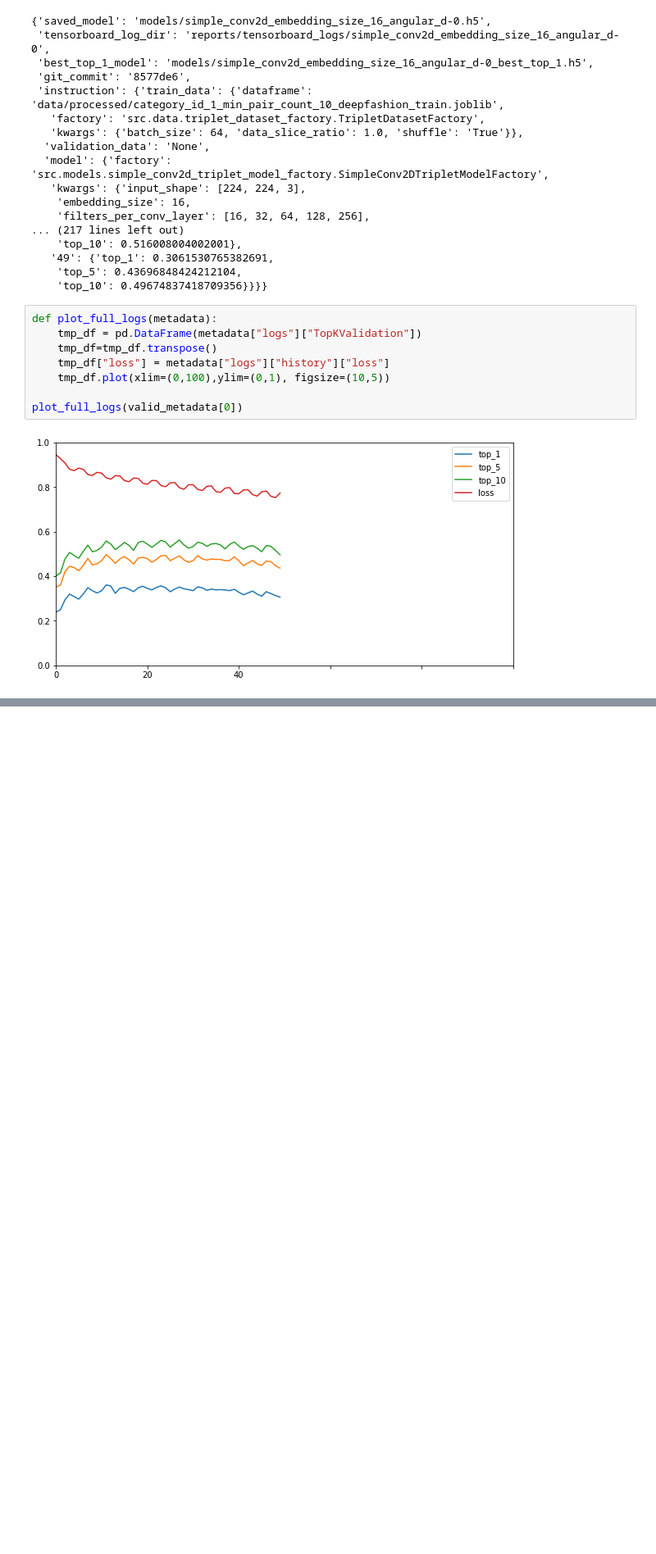
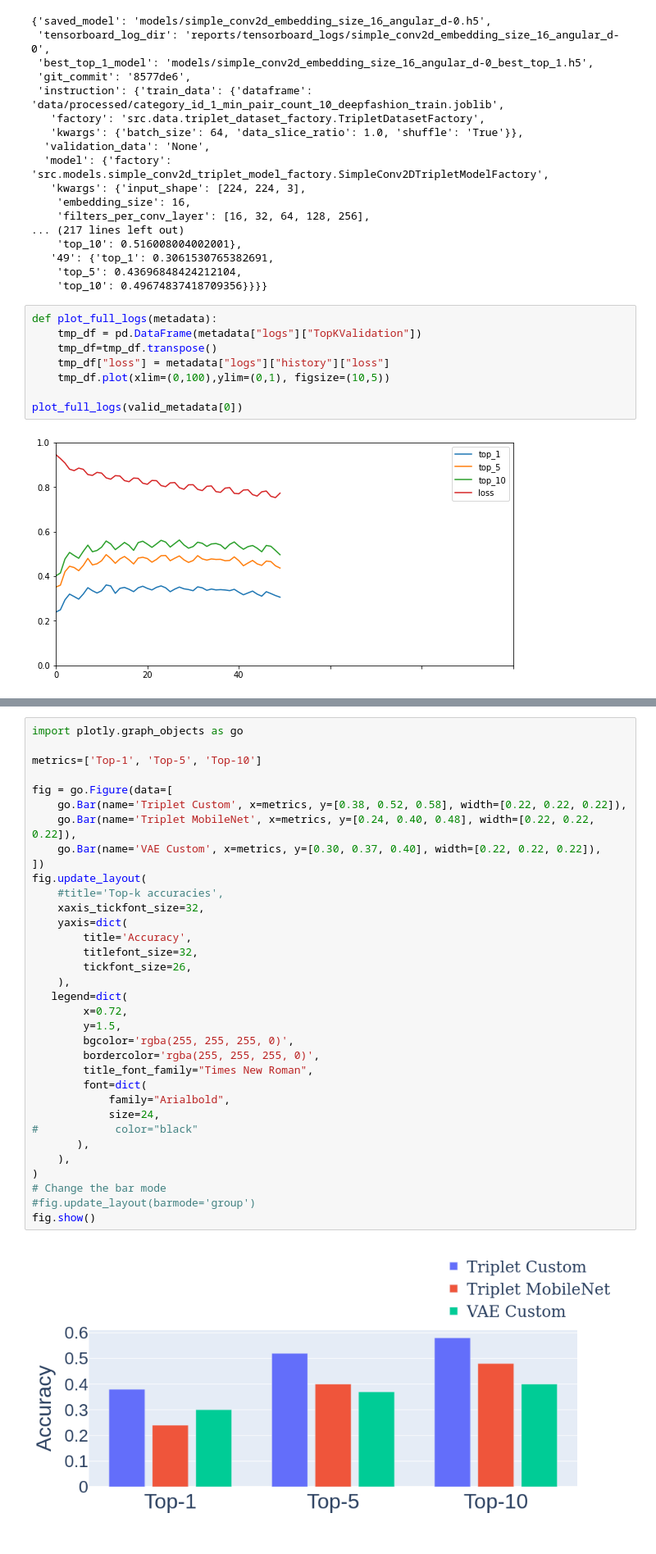
Before and after one commit to sgerloff/sustainable_deepfashion, a Jupyter notebook: notebooks/explore/compare_trained_models.ipynb, the cells around one changed output, grey strips where cells are left out. Shown: that part at 82% size. Cells and saved outputs as stored; diff of their text form; blank space fills up the shorter version.

```diff
--- a/notebooks/explore/compare_trained_models.ipynb
+++ b/notebooks/explore/compare_trained_models.ipynb
@@ -171,0 +182,36 @@ plot_full_logs(valid_metadata[0])
+# %%
+import plotly.graph_objects as go
+
+metrics=['Top-1', 'Top-5', 'Top-10']
+
+fig = go.Figure(data=[
+    go.Bar(name='Triplet Custom', x=metrics, y=[0.38, 0.52, 0.58], width=[0.22, 0.22, 0.22]),
+    go.Bar(name='Triplet MobileNet', x=metrics, y=[0.24, 0.40, 0.48], width=[0.22, 0.22, 0.22]),
+    go.Bar(name='VAE Custom', x=metrics, y=[0.30, 0.37, 0.40], width=[0.22, 0.22, 0.22]),
+])
+fig.update_layout(
+    #title='Top-k accuracies',
+    xaxis_tickfont_size=32,
+    yaxis=dict(
+        title='Accuracy',
+        titlefont_size=32,
+        tickfont_size=26,
+    ),
+   legend=dict(
+        x=0.72,
+        y=1.5,
+        bgcolor='rgba(255, 255, 255, 0)',
+        bordercolor='rgba(255, 255, 255, 0)',
+        title_font_family="Times New Roman",
+        font=dict(
+            family="Arialbold",
+            size=24,
+#            color="black"
+       ),
+    ),
+)
+# Change the bar mode
+#fig.update_layout(barmode='group')
+fig.show()
+# %% [output]
+[figure, added]
```
Also changed, not shown: parts of 5 cells of this notebook.
